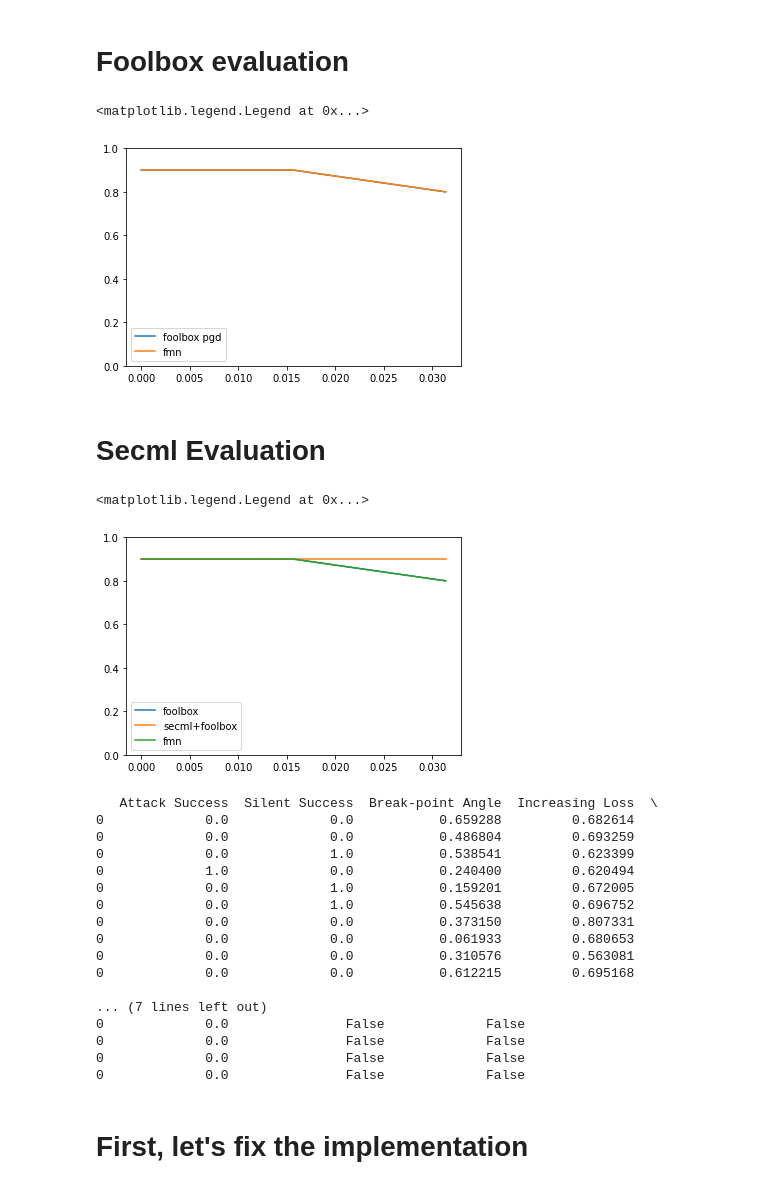
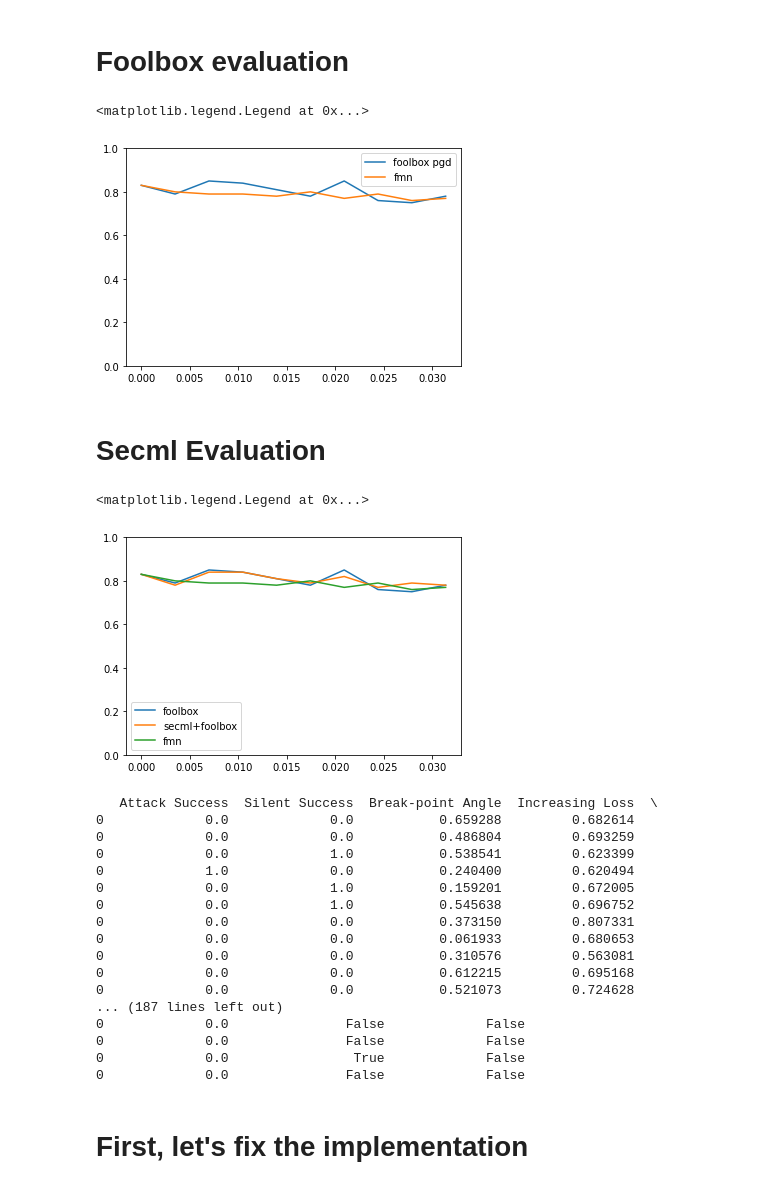
Before and after one commit to maurapintor/debug_attacks, a Jupyter notebook: debug_attacks.ipynb, the cells around one changed output. Drawn from its saved outputs; the diff is of its cells as text; code cells hidden in the pictures.

```diff
--- a/debug_attacks.ipynb
+++ b/debug_attacks.ipynb
@@ -67,9 +67,9 @@ def load_data(data_dir, dataset_name, shuffle=True,
 
 model = load_model()
 # get samples from the dataset
-N_SAMPLES = 10
+N_SAMPLES = 100
 images, labels = load_data('data', 'CIFAR10', num_samples=N_SAMPLES)
-epsilons = np.linspace(0.0, 8 / 255, num=3)
+epsilons = np.linspace(0.0, 8 / 255, num=10)
 # %% [output]
 Files already downloaded and verified
 # %% [markdown]
@@ -77,29 +77,30 @@ Files already downloaded and verified
 # %%
 from attacks.fmn import LInfFMNAttack
 
 bounds = (0, 1)
 fmodel = fb.PyTorchModel(model, bounds=bounds)
 fmodel = fmodel.transform_bounds((0, 1))
 
-attack = fb.attacks.LinfPGD(abs_stepsize=0.01, random_start=False)
+attack = fb.attacks.LinfPGD(abs_stepsize=0.01, steps=40, random_start=False)
 
 raw, clipped, is_adv = attack(fmodel, images, labels, epsilons=epsilons)
 robust_accuracy_foolbox = 1 - is_adv.type(torch.FloatTensor).mean(axis=-1)
 
 plt.figure()
 plt.plot(epsilons, robust_accuracy_foolbox.numpy(), label='foolbox pgd')
 
-fmn = LInfFMNAttack(max_stepsize=10)
+fmn = LInfFMNAttack(max_stepsize=10, gamma=0.01)
 raw_fmn, clipped_fmn, is_adv_fmn = fmn(fmodel, images, labels, epsilons=epsilons)
 robust_accuracy_foolbox_fmn = 1 - is_adv_fmn.type(torch.FloatTensor).mean(axis=-1)
 
 plt.plot(epsilons, robust_accuracy_foolbox_fmn.numpy(), label='fmn')
 
+
 plt.ylim([0, 1])
 plt.legend()
 # %% [output]
 <matplotlib.legend.Legend at 0x...>
-[figure, old version]
+[figure, new version]
 # %% [markdown]
 # Secml Evaluation
 # %%
@@ -126,7 +127,7 @@ plt.ylim([0, 1])
 plt.legend()
 # %% [output]
 <matplotlib.legend.Legend at 0x...>
-[figure, old version]
+[figure, new version]
 # %%
 from indicators.indicators import compute_indicators
 
@@ -159,12 +160,12 @@ with pd.option_context('display.max_rows', None,
 0             0.0             0.0           0.061933         0.680653
 0             0.0             0.0           0.310576         0.563081
 0             0.0             0.0           0.612215         0.695168
-
-... (7 lines left out)
+0             0.0             0.0           0.521073         0.724628
+... (187 lines left out)
 0             0.0               False             False
 0             0.0               False             False
+0             0.0                True             False
 0             0.0               False             False
-0             0.0               False             False
 # %% [markdown]
 # First, let's fix the implementation
 # %%
```
Also changed, not shown: parts of 6 cells of this notebook, 1 other file.
